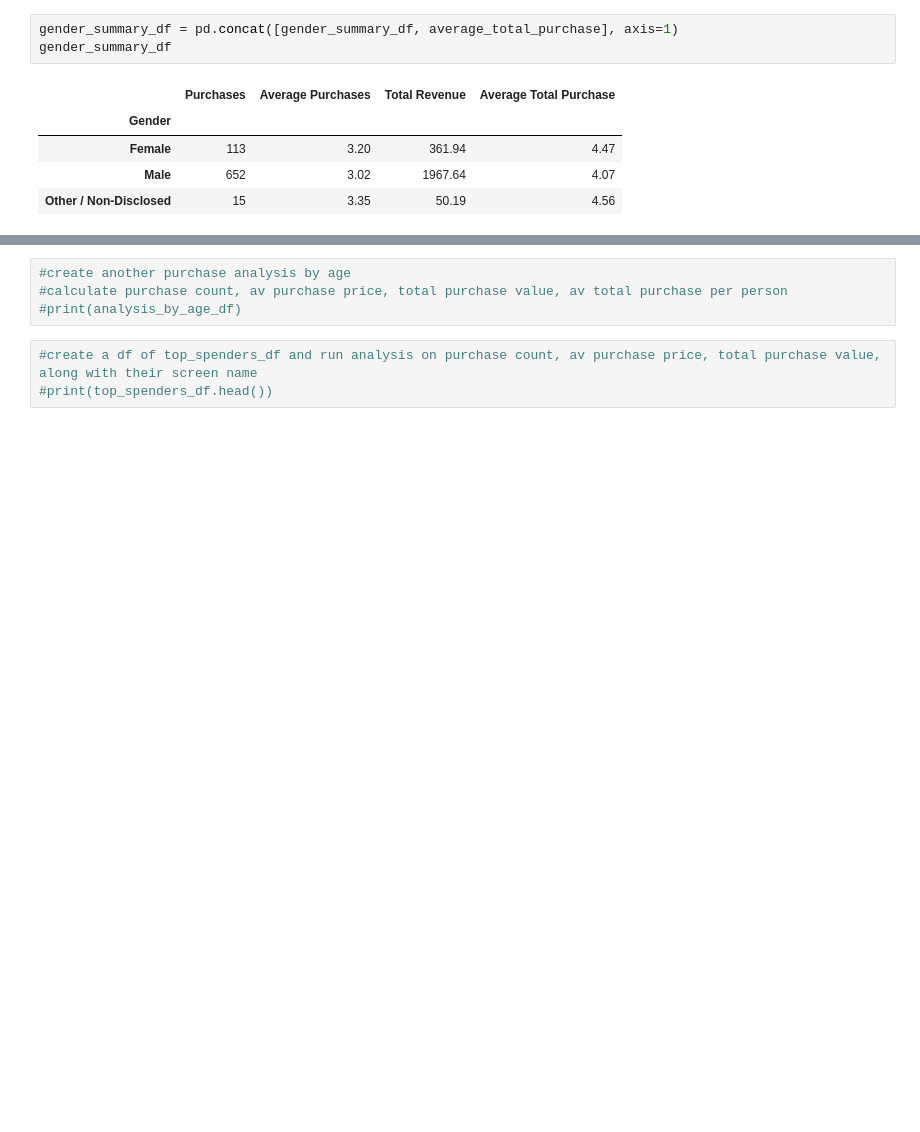
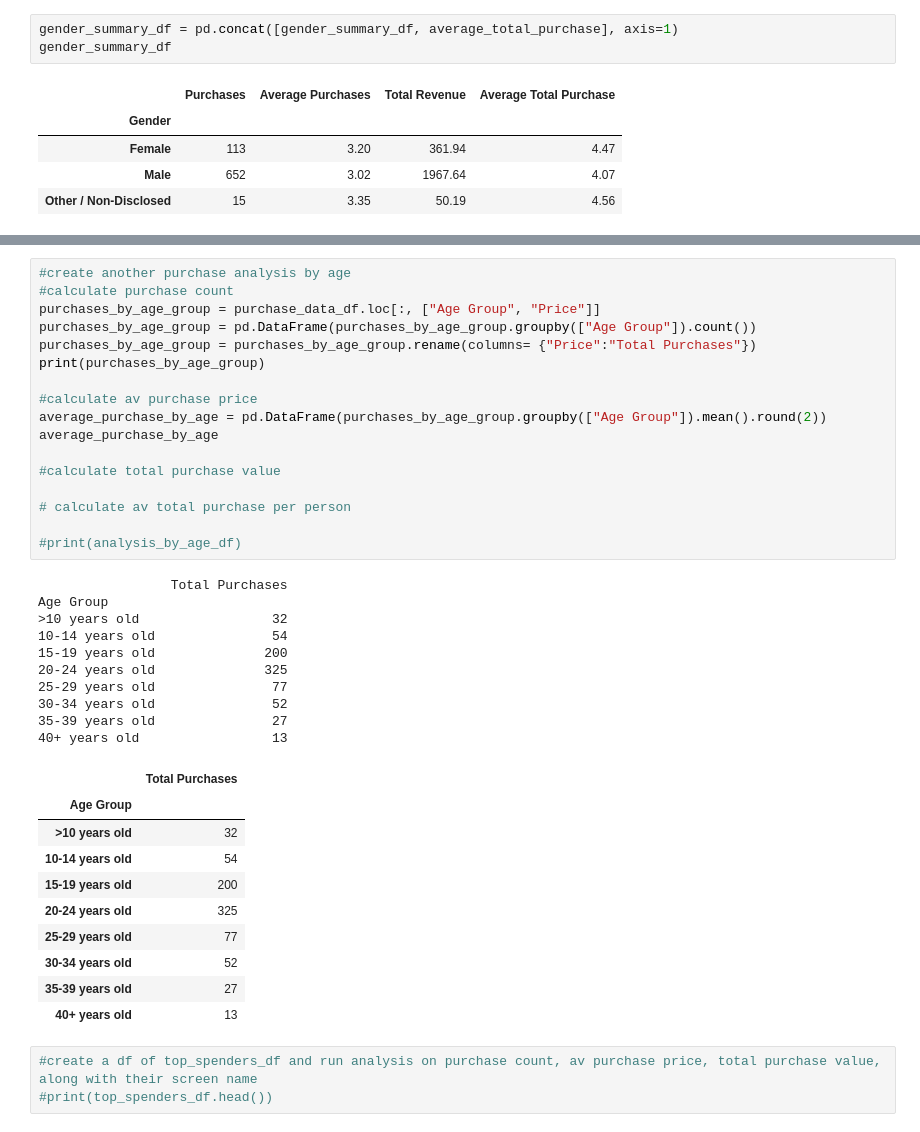
Before and after one commit to efennie/pandas-challenge, a Jupyter notebook: HeroesOfPymoli/main.ipynb, the cells around one changed output, grey strips where cells are left out. Drawn from its saved outputs; the diff is of its cells as text; blank space fills up the shorter version.

```diff
--- a/HeroesOfPymoli/main.ipynb
+++ b/HeroesOfPymoli/main.ipynb
@@ -257,7 +269,41 @@ gender_summary_df
 # %%
 #create another purchase analysis by age
-#calculate purchase count, av purchase price, total purchase value, av total purchase per person
+#calculate purchase count
+purchases_by_age_group = purchase_data_df.loc[:, ["Age Group", "Price"]]
+purchases_by_age_group = pd.DataFrame(purchases_by_age_group.groupby(["Age Group"]).count())
+purchases_by_age_group = purchases_by_age_group.rename(columns= {"Price":"Total Purchases"})
+print(purchases_by_age_group)
+
+#calculate av purchase price
+average_purchase_by_age = pd.DataFrame(purchases_by_age_group.groupby(["Age Group"]).mean().round(2))
+average_purchase_by_age
+
+#calculate total purchase value
+
+# calculate av total purchase per person
+
 #print(analysis_by_age_df)
+# %% [output]
+                 Total Purchases
+Age Group
+>10 years old                 32
+10-14 years old               54
+15-19 years old              200
+20-24 years old              325
+25-29 years old               77
+30-34 years old               52
+35-39 years old               27
+40+ years old                 13
+|  | Total Purchases |
+| Age Group |  |
+| >10 years old | 32 |
+| 10-14 years old | 54 |
+| 15-19 years old | 200 |
+| 20-24 years old | 325 |
+| 25-29 years old | 77 |
+| 30-34 years old | 52 |
+| 35-39 years old | 27 |
+| 40+ years old | 13 |
 # %%
 #create a df of top_spenders_df and run analysis on purchase count, av purchase price, total purchase value, along with their screen name
 #print(top_spenders_df.head())
```
Also changed, not shown: parts of 3 cells of this notebook.
